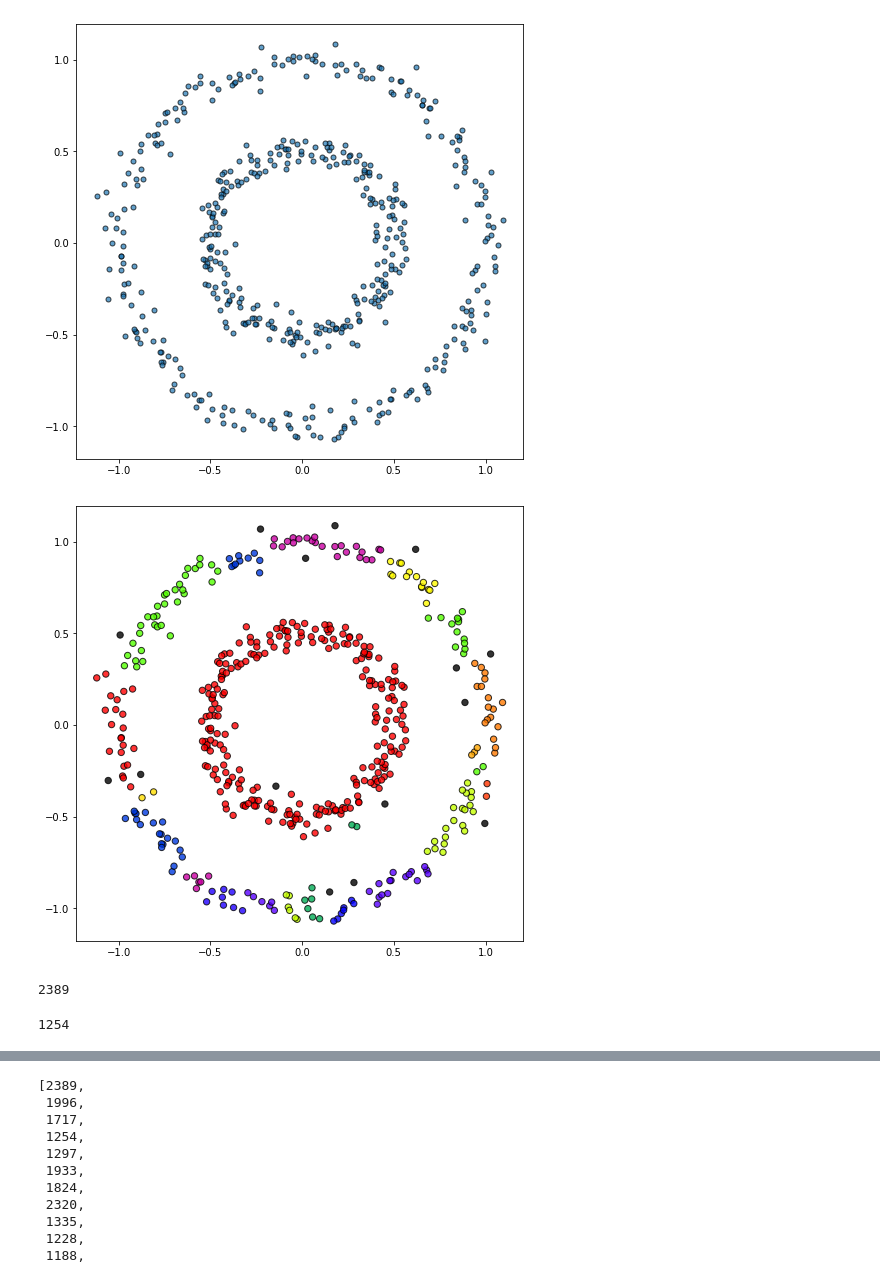
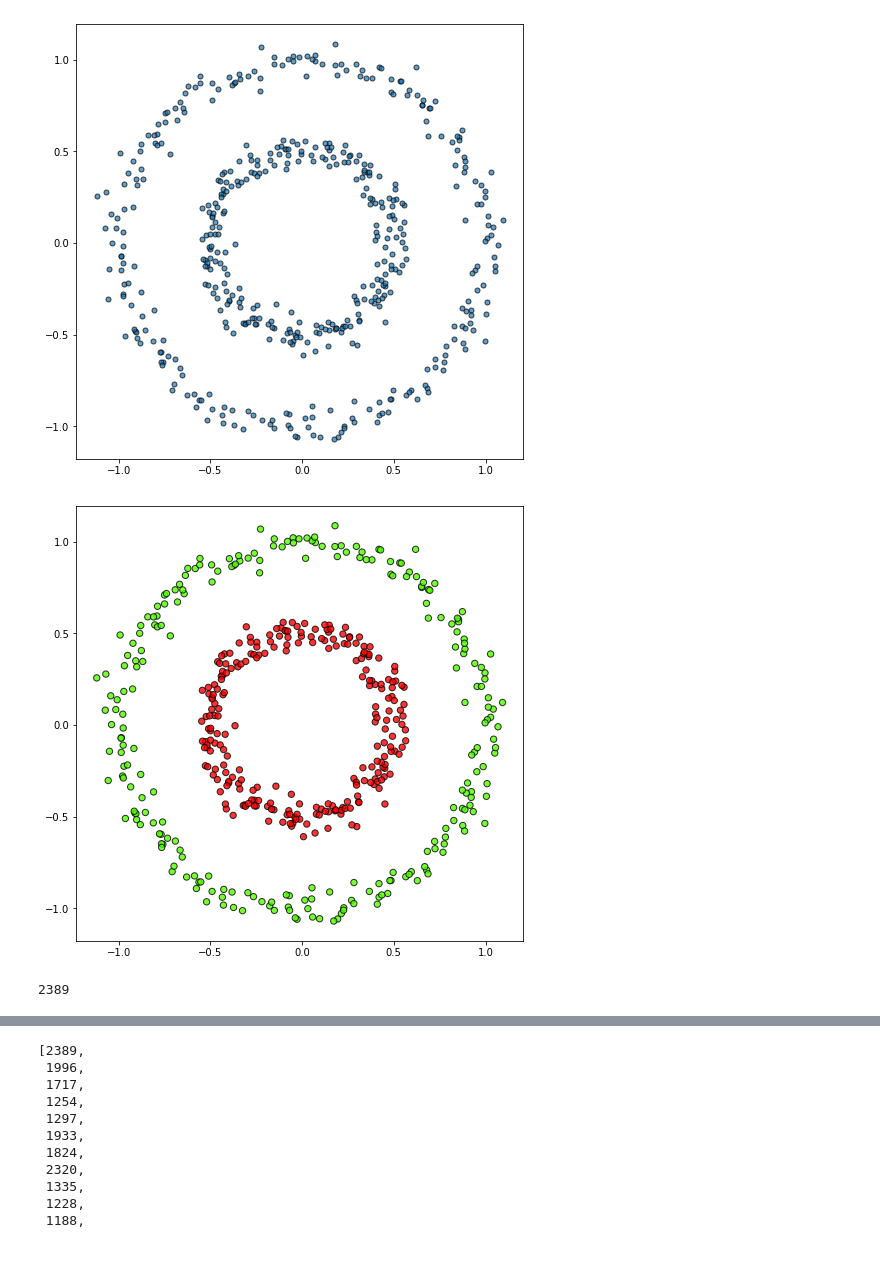
Before and after one commit to gabrielkassjohnson/parameter-free-topological-clustering, a Jupyter notebook: pogo-test-sets.ipynb, the cells around one changed output, grey strips where cells are left out. Saved outputs shown, nothing was run; the diff lists cells and outputs as text; code cells hidden in the pictures.

```diff
--- a/pogo-test-sets.ipynb
+++ b/pogo-test-sets.ipynb
@@ -53,16 +53,12 @@ plt.scatter(X[:, 0], X[:, 1],
 <matplotlib.collections.PathCollection at 0x...>
 [figure]
 # %%
-pogo = Pogo(overlapping=False)
+pogo = Pogo()
 pogo.fit(X)
 pogo.plot()
 # %% [output]
-[figure, old version]
+[figure, new version]
 # %%
 pogo.initial_idx_
 # %% [output]
 2389
-# %%
-pogo.idx_
-# %% [output]
-1254
```
Also changed, not shown: parts of 9 cells of this notebook.
